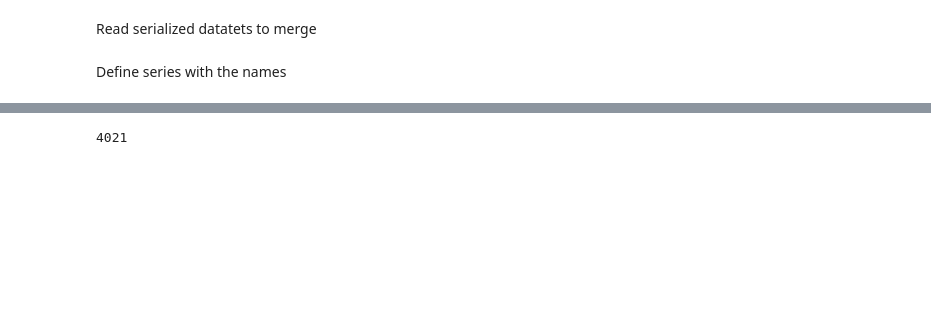
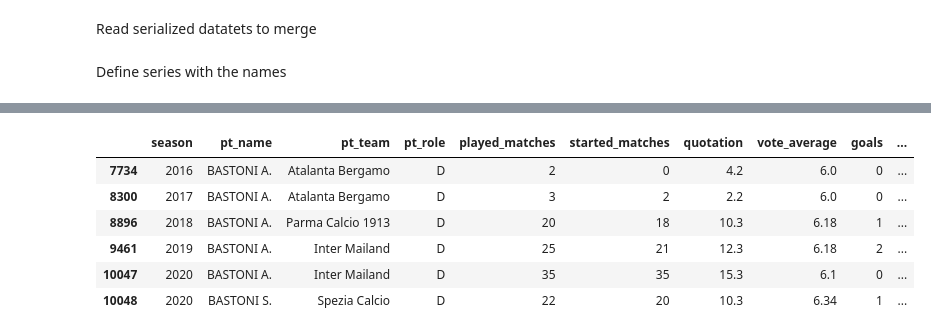
Before and after one commit to tizianoparriani/fantasAi_football, a Jupyter notebook: src/harmonization.ipynb, the cells around one changed output, grey strips where cells are left out. Saved outputs shown, nothing was run; the diff lists cells and outputs as text; code cells hidden in the pictures; blank space fills up the shorter version.

```diff
--- a/src/harmonization.ipynb
+++ b/src/harmonization.ipynb
@@ -196,4 +114,0 @@ len(tm_dataset_j["TRUSTWORTH"])
-# %%
-len(tm_dataset_j)
-# %% [output]
-4021
@@ -199,0 +150,10 @@ len(tm_dataset_j)
+# %%
+votes_ita.loc[votes_ita["pt_name"].str.contains("BASTONI")]
+# %% [output]
+|  | season | pt_name | pt_team | pt_role | played_matches | started_matches | quotation | vote_average | goals | ... |
+| 7734 | 2016 | BASTONI A. | Atalanta Bergamo | D | 2 | 0 | 4.2 | 6.0 | 0 | ... |
+| 8300 | 2017 | BASTONI A. | Atalanta Bergamo | D | 3 | 2 | 2.2 | 6.0 | 0 | ... |
+| 8896 | 2018 | BASTONI A. | Parma Calcio 1913 | D | 20 | 18 | 10.3 | 6.18 | 1 | ... |
+| 9461 | 2019 | BASTONI A. | Inter Mailand | D | 25 | 21 | 12.3 | 6.18 | 2 | ... |
+| 10047 | 2020 | BASTONI A. | Inter Mailand | D | 35 | 35 | 15.3 | 6.1 | 0 | ... |
+| 10048 | 2020 | BASTONI S. | Spezia Calcio | D | 22 | 20 | 10.3 | 6.34 | 1 | ... |
```
Also changed, not shown: parts of 20 cells of this notebook, 3 other files.
